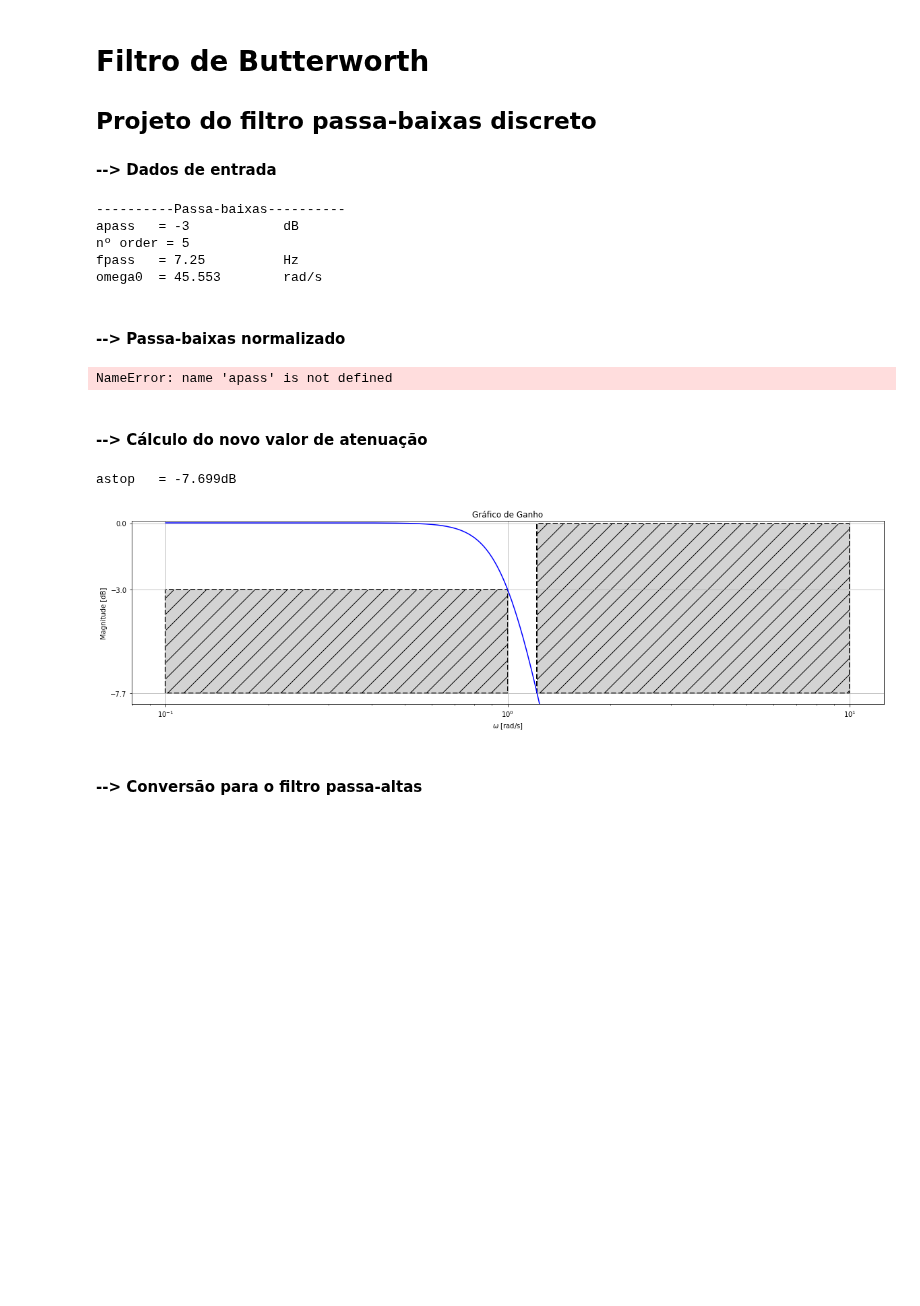
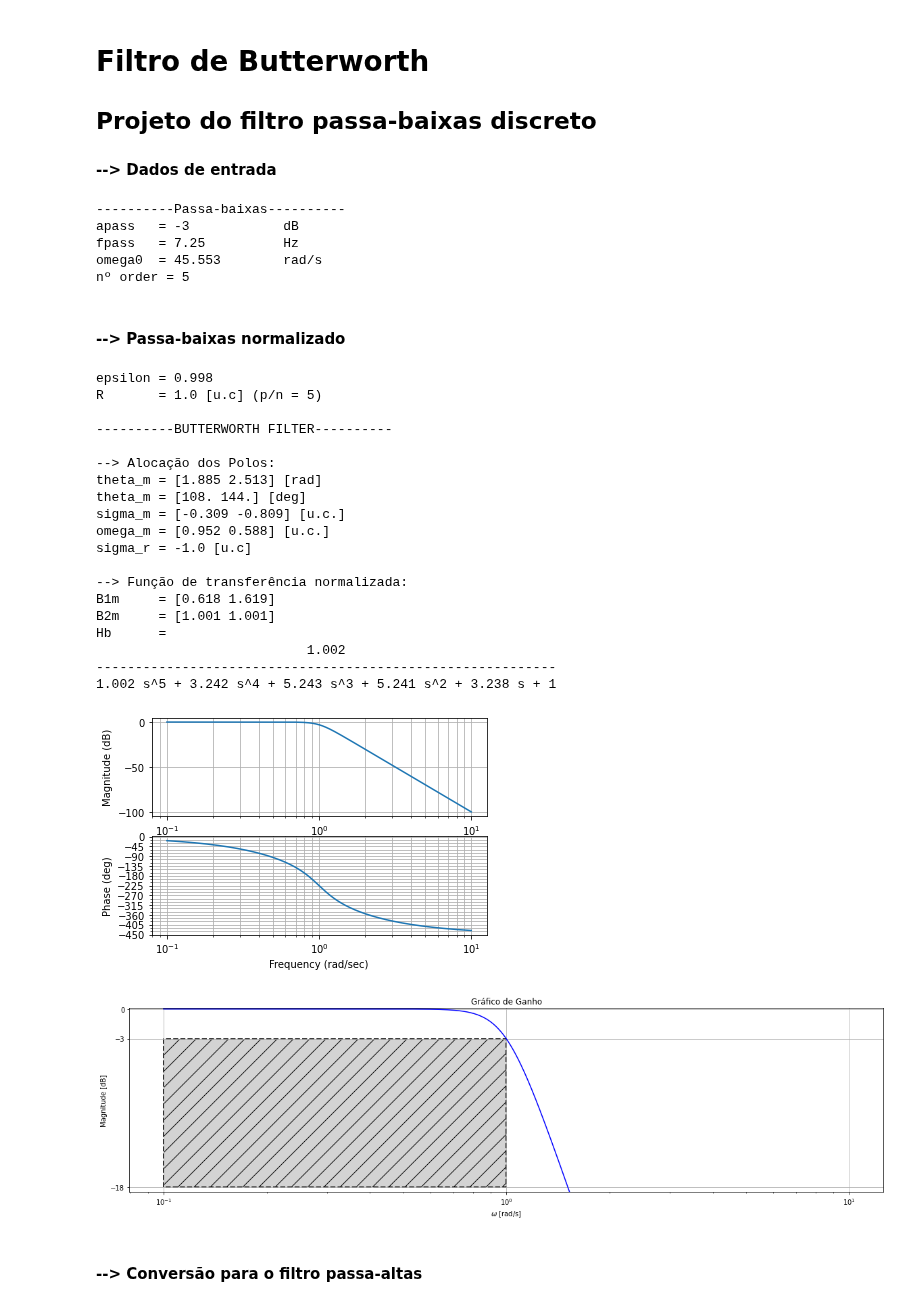
Before and after one commit to Widmark-Kaue/digital-signal-processing, a Jupyter notebook: avl3.ipynb, the cells around one changed output. Saved outputs shown, nothing was run; the diff lists cells and outputs as text; code cells hidden in the pictures; blank space fills up the shorter version.

```diff
--- a/avl3.ipynb
+++ b/avl3.ipynb
@@ -175,92 +125,76 @@ omega0      = 2*np.pi*fpass
 
 print(10*'-'+'Passa-baixas'+'-'*10)
 print(f'apass\t= {apass}\t\tdB')
-print(f'nº order = {n}\t\t')
 print(f'fpass\t= {fpass}\t\tHz')
 print(f'omega0\t= {round(omega0,3)}\trad/s')
+print(f'nº order = {n}')
 # %% [output]
 ----------Passa-baixas----------
 apass   = -3            dB
-nº order = 5
 fpass   = 7.25          Hz
 omega0  = 45.553        rad/s
+nº order = 5
 # %% [markdown]
 #### --> Passa-baixas normalizado
 # %%
 # fator de ajuste
 eps = np.sqrt(epsf(apass))
 
-# ordem do filtro
-nb  = np.log10(epsf(astop)/epsf(apass))/(2*np.log10(omegarH))
-n   =  round(nb)+1 if not nb%1 == 0 else nb
-
 print(f'epsilon\t= {round(eps,3)}')
-print(f'nb\t= {round(nb,3)} ({n}th order)')
 
 # alocação dos polos
-n = n if n<=4 else 4
 R = eps**(-1/(n))
 
 print(f'R\t= {round(R,3)} [u.c] (p/n = {n})\n')
 
 # função de transferência
 s   = m.tf('s')
 H   = FT(n,R)
-HrL = H(s)
-
+Hr = H(s)
 
 # Diagrama de Bode
-mag, phase, omega = m.bode(HrL, plot = True)
+mag, phase, omega = m.bode(Hr, plot = True)
 magdB = 20*np.log10(mag)
 savefig(plt.gcf(), 'bodePBnorm')
 plt.show()
 
-
-Xtemp = lambda x0,xf: [x0, xf]
-Ytemp = lambda a0,af: [a0, af]
 with plt.rc_context({'figure.figsize':tam}):
 
     plt.semilogx(omega, magdB, 'b')
-    plt.fill_between(Xtemp(omega[0], 1), Ytemp(apass, apass),Ytemp(astop,astop),**param)
-    plt.fill_between(Xtemp(omegarH, 10),Ytemp(0,0),Ytemp(astop,astop), **param)
+    plt.fill_between([omega[0], 1], [apass, apass],[-18,-18],**param)
 
     plt.yticks([0,-3,-18])
     plt.ylim([-18.5,0.1])
     plt.title('Gráfico de Ganho')
     plt.xlabel(r'$\omega$ [rad/s]')
     plt.ylabel('Magnitude [dB]')
 
     plt.grid(axis = 'both')
 
     savefig(plt.gcf(), 'ganhoPBnorm')
     plt.show()
 # %% [output]
-NameError: name 'apass' is not defined
+epsilon = 0.998
+R       = 1.0 [u.c] (p/n = 5)
+
+----------BUTTERWORTH FILTER----------
+
+--> Alocação dos Polos:
+theta_m = [1.885 2.513] [rad]
+theta_m = [108. 144.] [deg]
+sigma_m = [-0.309 -0.809] [u.c.]
+omega_m = [0.952 0.588] [u.c.]
+sigma_r = -1.0 [u.c]
+
+--> Função de transferência normalizada:
+B1m     = [0.618 1.619]
+B2m     = [1.001 1.001]
+Hb      =
+                           1.002
+-----------------------------------------------------------
+1.002 s^5 + 3.242 s^4 + 5.243 s^3 + 5.241 s^2 + 3.238 s + 1
+[figure, added]
+[figure, added]
-# %% [markdown]
-#### --> Cálculo do novo valor de atenuação
-# %%
-astopNew = -10*np.log10(omegarH**(2*n)*(10**(-0.1*apass) - 1) + 1)
-print(f'astop\t= {round(astopNew,3)}dB')
-
-with plt.rc_context({'figure.figsize':tam}):
-
-    plt.semilogx(omega, magdB, 'b')
-    plt.fill_between(Xtemp(omega[0], 1), Ytemp(apass, apass),Ytemp(astopNew,astopNew),**param)
-    plt.fill_between(Xtemp(omegarH, 10),Ytemp(0,0),Ytemp(astopNew,astopNew), **param)
-
-    plt.yticks([0,-3,round(astopNew,2)])
-    plt.ylim([-(abs(astopNew)+0.5),0.1])
-    plt.title('Gráfico de Ganho')
-    plt.xlabel(r'$\omega$ [rad/s]')
-    plt.ylabel('Magnitude [dB]')
-
-    plt.grid(axis = 'both')
-
-    savefig(plt.gcf(), 'ganhoPBnormAstop')
-    plt.show()
-# %% [output]
-astop   = -7.699dB
-[figure, removed]
 # %% [markdown]
 #### --> Conversão para o filtro passa-altas
 # %%
```
Also changed, not shown: parts of 6 cells of this notebook.
